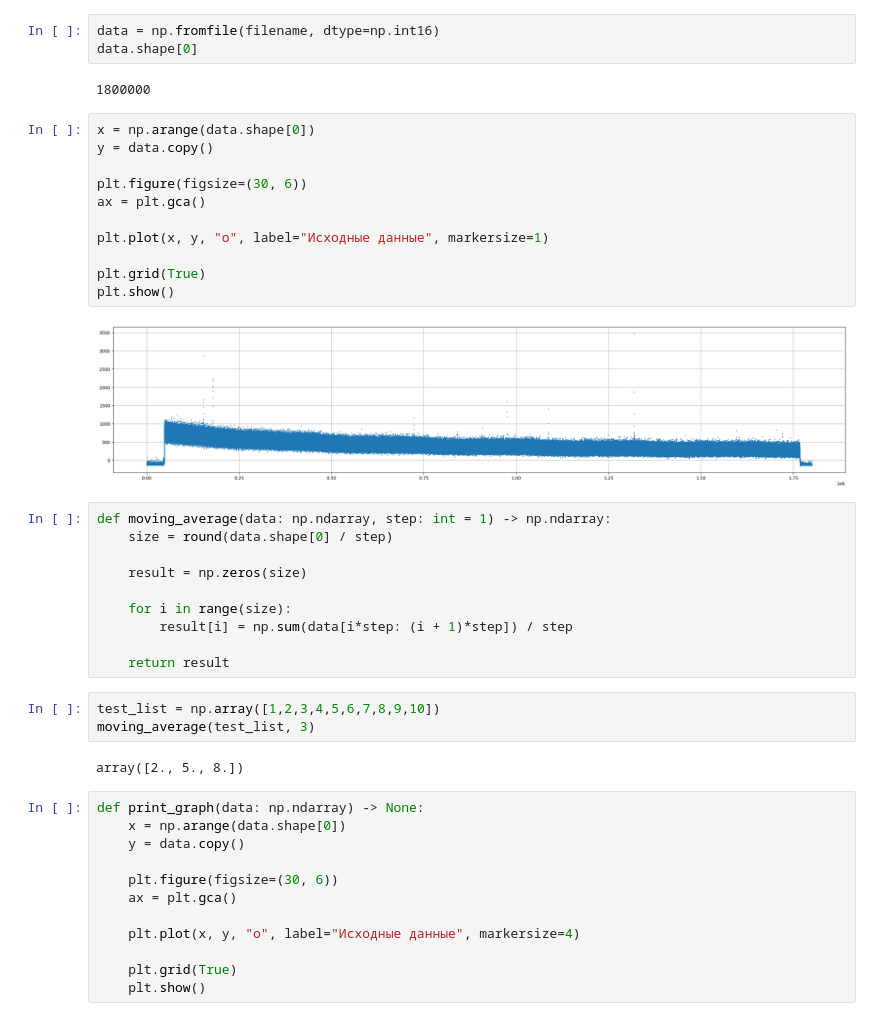
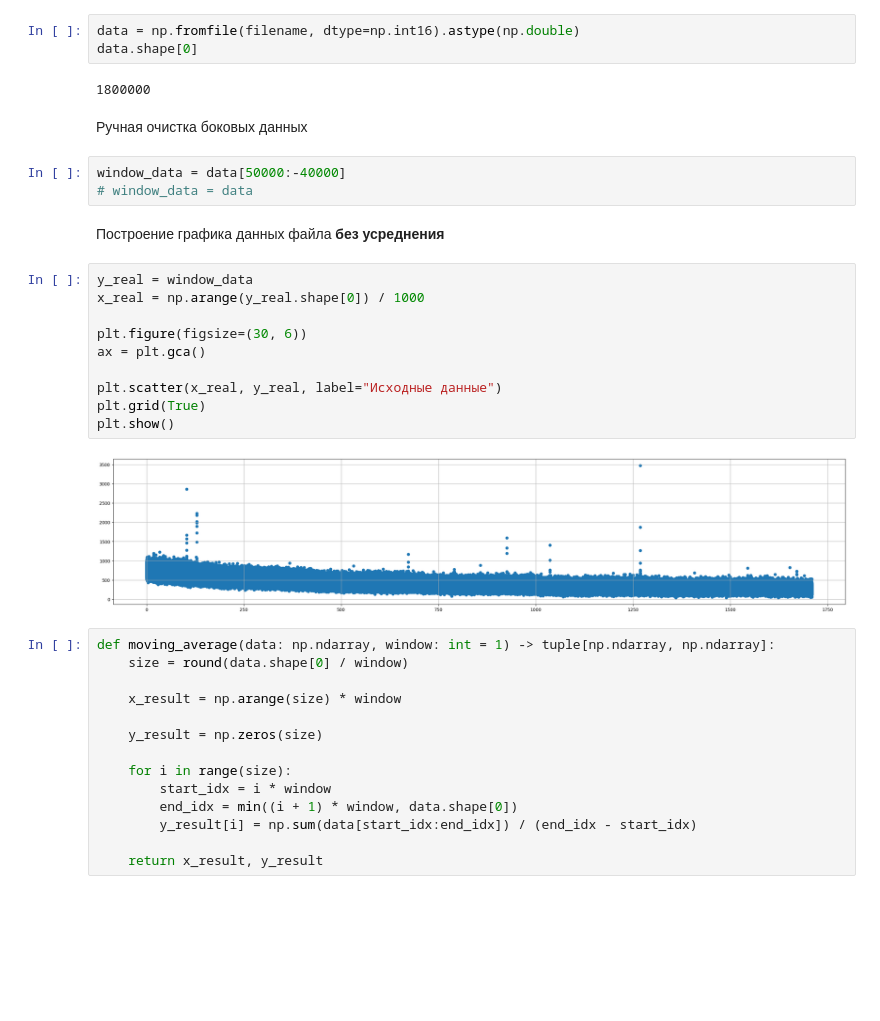
Before and after one commit to SerKin0/IBTS-math-modeling, a Jupyter notebook: Semester_4/Practice/Lesson 6/main.ipynb, the cells around one changed output. Saved outputs shown, nothing was run; the diff lists cells and outputs as text; blank space fills up the shorter version.

```diff
--- a/Semester_4/Practice/Lesson 6/main.ipynb
+++ b/Semester_4/Practice/Lesson 6/main.ipynb
@@ -7,45 +23,38 @@ import math
 # %%
-data = np.fromfile(filename, dtype=np.int16)
+data = np.fromfile(filename, dtype=np.int16).astype(np.double)
 data.shape[0]
 # %% [output]
 1800000
+# %% [markdown]
+Ручная очистка боковых данных
+# %%
+window_data = data[50000:-40000]
+# window_data = data
+# %% [markdown]
+Построение графика данных файла **без усреднения**
 # %%
-x = np.arange(data.shape[0])
-y = data.copy()
+y_real = window_data
+x_real = np.arange(y_real.shape[0]) / 1000
 
 plt.figure(figsize=(30, 6))
 ax = plt.gca()
 
-plt.plot(x, y, "o", label="Исходные данные", markersize=1)
-
+plt.scatter(x_real, y_real, label="Исходные данные")
 plt.grid(True)
 plt.show()
 # %% [output]
-[figure, old version]
+[figure, new version]
 # %%
-def moving_average(data: np.ndarray, step: int = 1) -> np.ndarray:
-    size = round(data.shape[0] / step)
+def moving_average(data: np.ndarray, window: int = 1) -> tuple[np.ndarray, np.ndarray]:
+    size = round(data.shape[0] / window)
 
-    result = np.zeros(size)
+    x_result = np.arange(size) * window
+
+    y_result = np.zeros(size)
 
     for i in range(size):
-        result[i] = np.sum(data[i*step: (i + 1)*step]) / step
+        start_idx = i * window
+        end_idx = min((i + 1) * window, data.shape[0])
+        y_result[i] = np.sum(data[start_idx:end_idx]) / (end_idx - start_idx)
 
-    return result
+    return x_result, y_result
-# %%
-test_list = np.array([1,2,3,4,5,6,7,8,9,10])
-moving_average(test_list, 3)
-# %% [output]
-array([2., 5., 8.])
-# %%
-def print_graph(data: np.ndarray) -> None:
-    x = np.arange(data.shape[0])
-    y = data.copy()
-
-    plt.figure(figsize=(30, 6))
-    ax = plt.gca()
-
-    plt.plot(x, y, "o", label="Исходные данные", markersize=4)
-
-    plt.grid(True)
-    plt.show()
```
Also changed, not shown: parts of 11 cells of this notebook, 3 other files.
